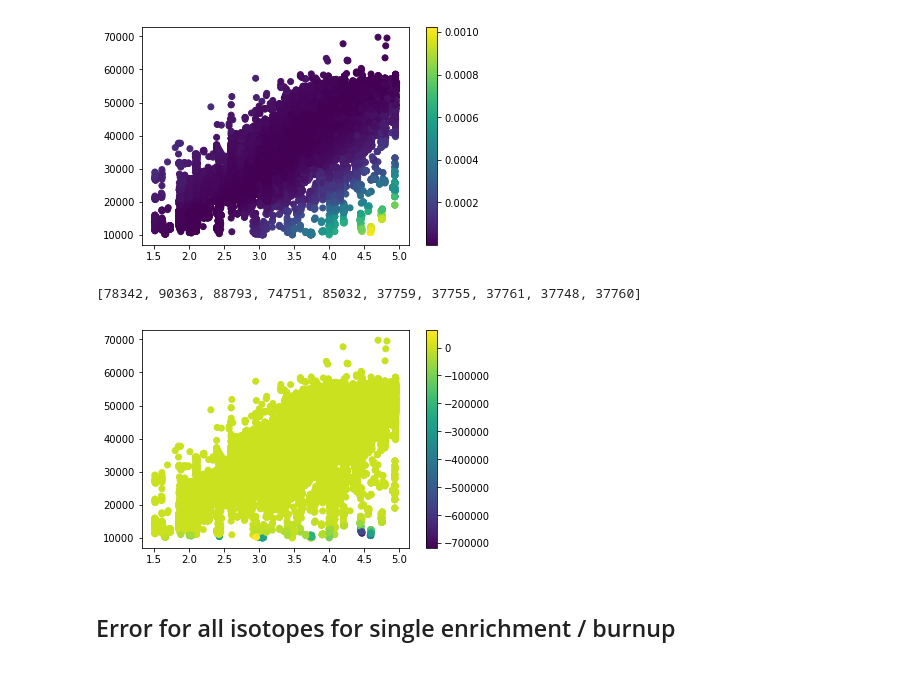
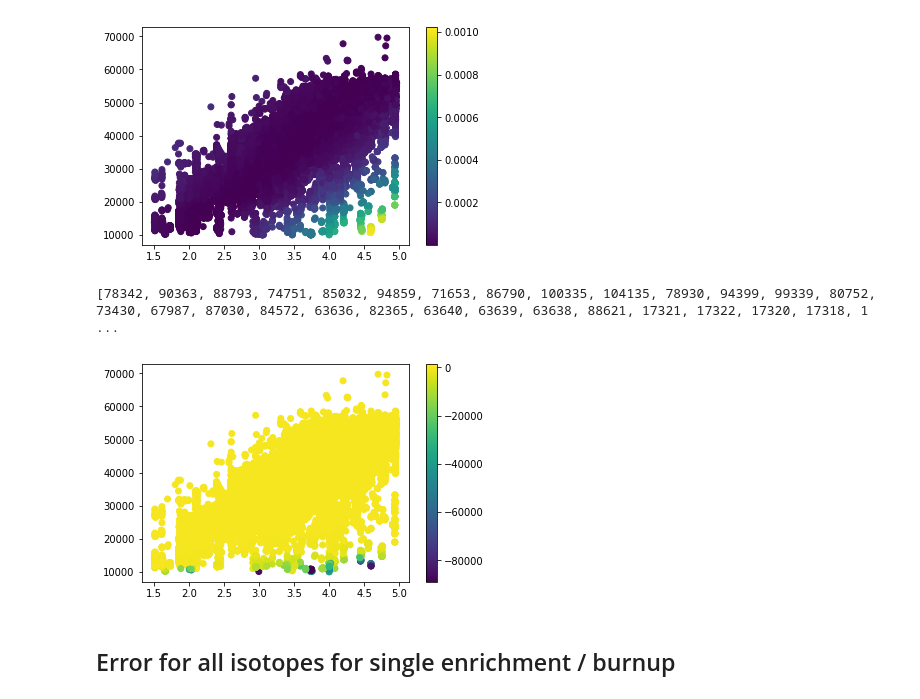
Before and after one commit to jbae11/depletion_rom, a Jupyter notebook: udb-sensitivity.ipynb, the cells around one changed output. Drawn from its saved outputs; the diff is of its cells as text; code cells hidden in the pictures.

```diff
--- a/udb-sensitivity.ipynb
+++ b/udb-sensitivity.ipynb
@@ -278,15 +278,17 @@ for key, val in lump_dict.items():
     from_rom = rom_dict[key]['comp']
     rmse = 0
     rmpe = 0
+    z = []
     for iso, val2 in from_udb.items():
         rom_comp = from_rom[iso]
         udb_comp = val2
         rmse += (rom_comp - udb_comp)**2
         rmpe += (udb_comp - rom_comp) / udb_comp
+        z.append(rmpe)
     for_plot['bu'].append(val['bu'])
     for_plot['init_enr'].append(val['init_enr'])
     for_plot['rmse'].append(rmse)
-    for_plot['rmpe'].append(rmpe)
+    for_plot['rmpe'].append(np.mean(z))
 # %% [markdown]
 ## Total RMSE and RMPE for every assembly in UDB
 # %%
@@ -296,18 +303,18 @@ plt.show()
 # %% [output]
 [figure]
 # %%
-kill_indx = sorted(range(len(for_plot['rmpe'])), key=lambda i: for_plot['rmpe'][i])[:5]
-kill_indx += sorted(range(len(for_plot['rmpe'])), key=lambda i: for_plot['rmpe'][i])[-5:]
+kill_indx = sorted(range(len(for_plot['rmpe'])), key=lambda i: for_plot['rmpe'][i])[:40]
+kill_indx += sorted(range(len(for_plot['rmpe'])), key=lambda i: for_plot['rmpe'][i])[-40:]
 new_list = [i for indx, i in enumerate(for_plot['rmpe']) if indx not in kill_indx]
 x = [i for indx, i in enumerate(for_plot['init_enr']) if indx not in kill_indx]
 y = [i for indx, i in enumerate(for_plot['bu']) if indx not in kill_indx]
 print(kill_indx)
 plt.scatter(x, y, c=new_list)
 plt.colorbar()
 plt.show()
 # %% [output]
-[78342, 90363, 88793, 74751, 85032, 37759, 37755, 37761, 37748, 37760]
+[78342, 90363, 88793, 74751, 85032, 94859, 71653, 86790, 100335, 104135, 78930, 94399, 99339, 80752, 73430, 67987, 87030, 84572, 63636, 82365, 63640, 63639, 63638, 88621, 17321, 17322, 17320, 17318, 1 ...
-[figure, old version]
+[figure, new version]
 # %% [markdown]
 ## Error for all isotopes for single enrichment / burnup
 # %%
```
Also changed, not shown: parts of 2 cells of this notebook.
